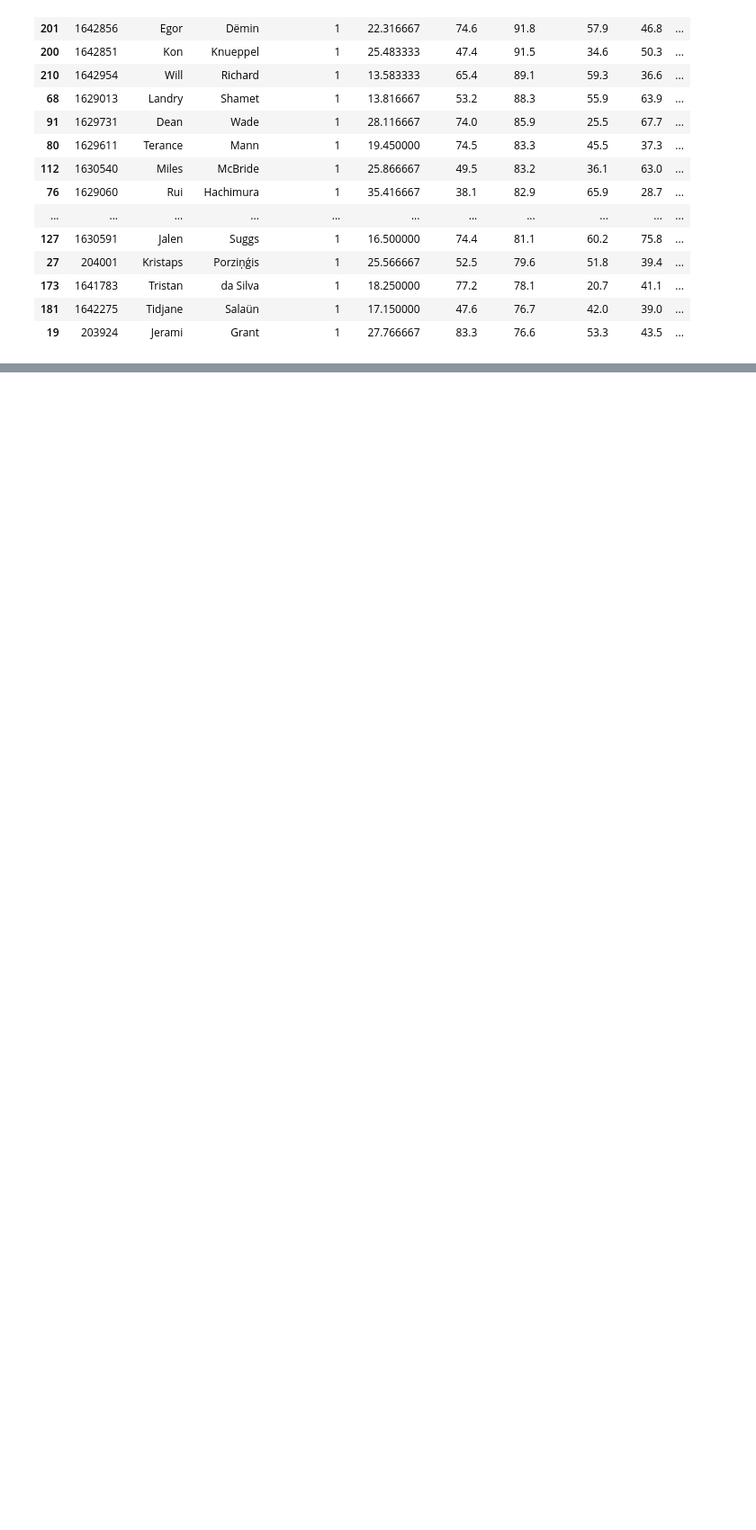
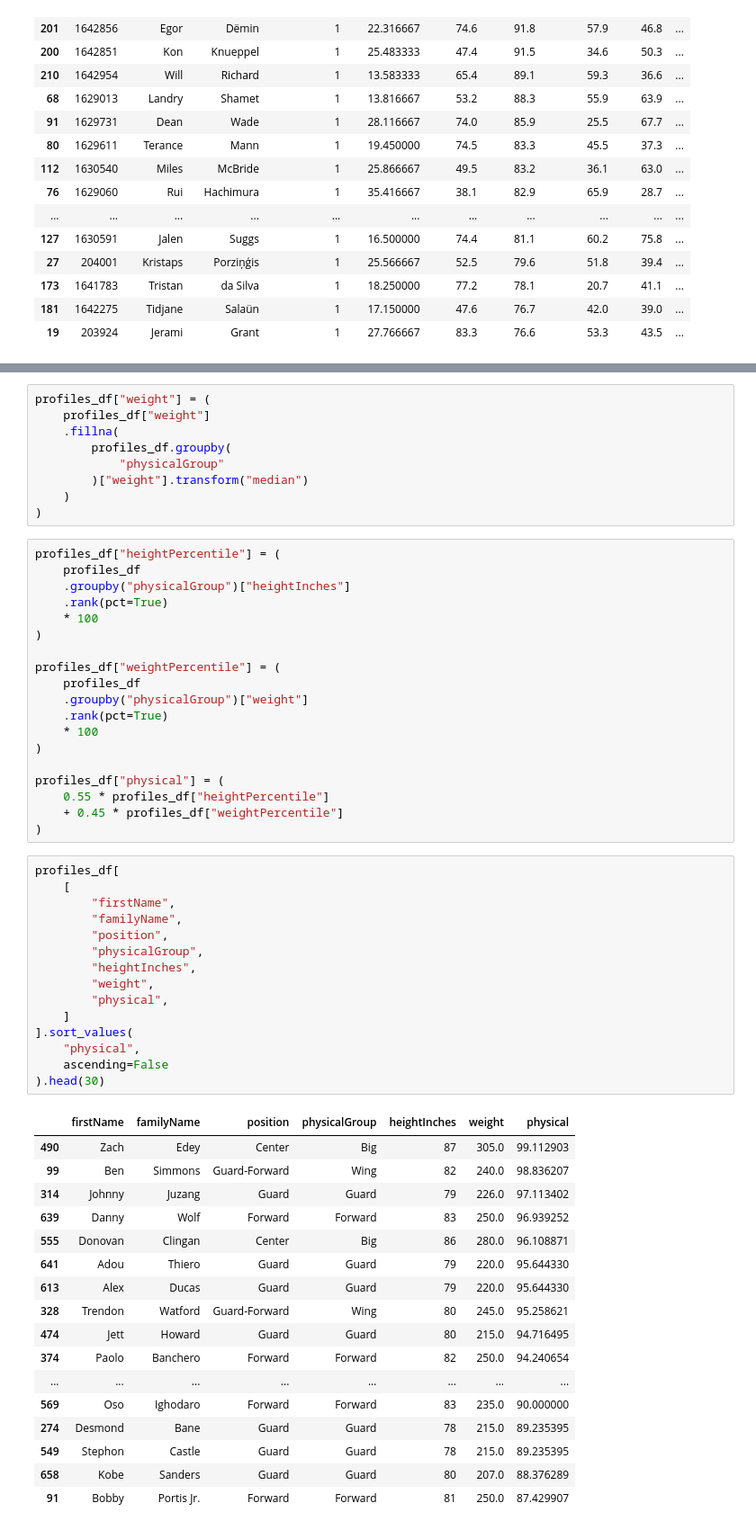
Before and after one commit to Team-Zhao/nba-ai-simulator, a Jupyter notebook: notebooks/player_rating.ipynb, the cells around one changed output, grey strips where cells are left out. Shown at 90% size. Drawn from its saved outputs; the diff is of its cells as text; blank space fills up the shorter version.

```diff
--- a/notebooks/player_rating.ipynb
+++ b/notebooks/player_rating.ipynb
@@ -456,0 +843,61 @@ ratings_df.sort_values(
+# %%
+profiles_df["weight"] = (
+    profiles_df["weight"]
+    .fillna(
+        profiles_df.groupby(
+            "physicalGroup"
+        )["weight"].transform("median")
+    )
+)
+# %%
+profiles_df["heightPercentile"] = (
+    profiles_df
+    .groupby("physicalGroup")["heightInches"]
+    .rank(pct=True)
+    * 100
+)
+
+profiles_df["weightPercentile"] = (
+    profiles_df
+    .groupby("physicalGroup")["weight"]
+    .rank(pct=True)
+    * 100
+)
+
+profiles_df["physical"] = (
+    0.55 * profiles_df["heightPercentile"]
+    + 0.45 * profiles_df["weightPercentile"]
+)
+# %%
+profiles_df[
+    [
+        "firstName",
+        "familyName",
+        "position",
+        "physicalGroup",
+        "heightInches",
+        "weight",
+        "physical",
+    ]
+].sort_values(
+    "physical",
+    ascending=False
+).head(30)
+# %% [output]
+|  | firstName | familyName | position | physicalGroup | heightInches | weight | physical |
+| 490 | Zach | Edey | Center | Big | 87 | 305.0 | 99.112903 |
+| 99 | Ben | Simmons | Guard-Forward | Wing | 82 | 240.0 | 98.836207 |
+| 314 | Johnny | Juzang | Guard | Guard | 79 | 226.0 | 97.113402 |
+| 639 | Danny | Wolf | Forward | Forward | 83 | 250.0 | 96.939252 |
+| 555 | Donovan | Clingan | Center | Big | 86 | 280.0 | 96.108871 |
+| 641 | Adou | Thiero | Guard | Guard | 79 | 220.0 | 95.644330 |
+| 613 | Alex | Ducas | Guard | Guard | 79 | 220.0 | 95.644330 |
+| 328 | Trendon | Watford | Guard-Forward | Wing | 80 | 245.0 | 95.258621 |
+| 474 | Jett | Howard | Guard | Guard | 80 | 215.0 | 94.716495 |
+| 374 | Paolo | Banchero | Forward | Forward | 82 | 250.0 | 94.240654 |
+| ... | ... | ... | ... | ... | ... | ... | ... |
+| 569 | Oso | Ighodaro | Forward | Forward | 83 | 235.0 | 90.000000 |
+| 274 | Desmond | Bane | Guard | Guard | 78 | 215.0 | 89.235395 |
+| 549 | Stephon | Castle | Guard | Guard | 78 | 215.0 | 89.235395 |
+| 658 | Kobe | Sanders | Guard | Guard | 80 | 207.0 | 88.376289 |
+| 91 | Bobby | Portis Jr. | Forward | Forward | 81 | 250.0 | 87.429907 |
```
Also changed, not shown: parts of 32 cells of this notebook, 9 other files.
